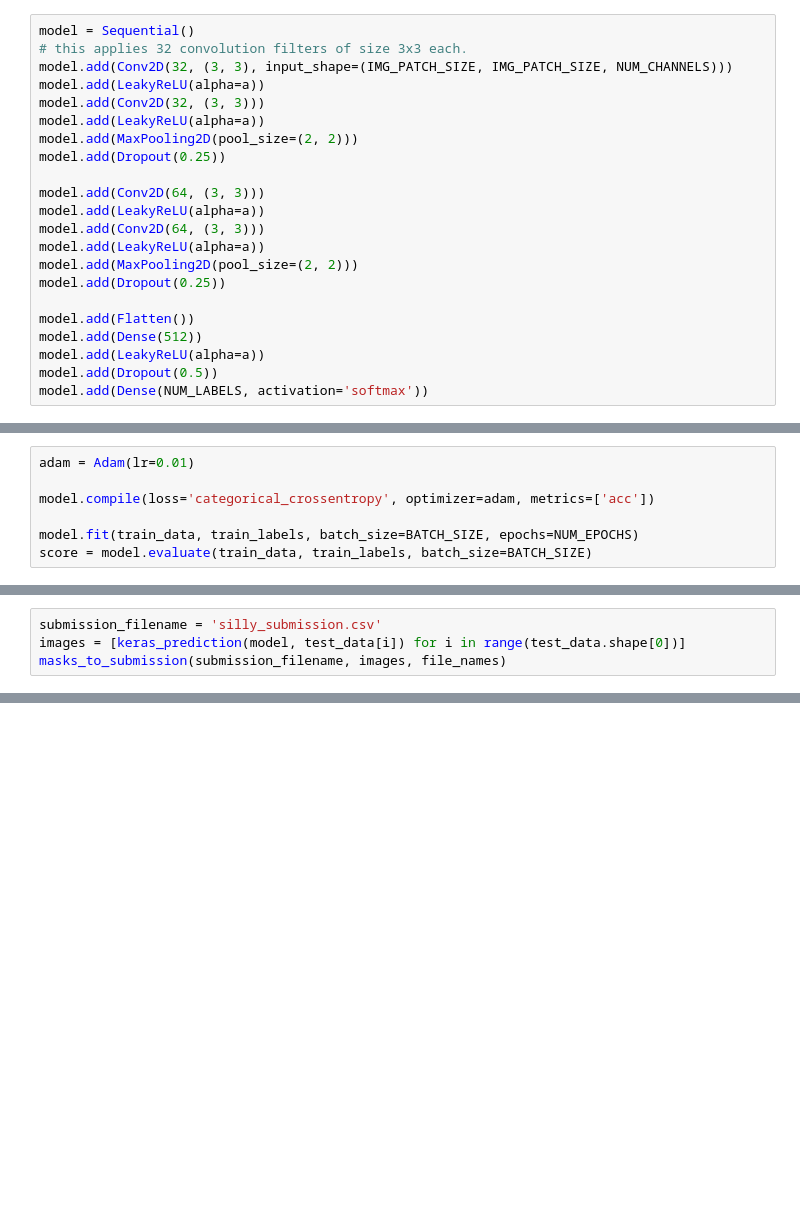
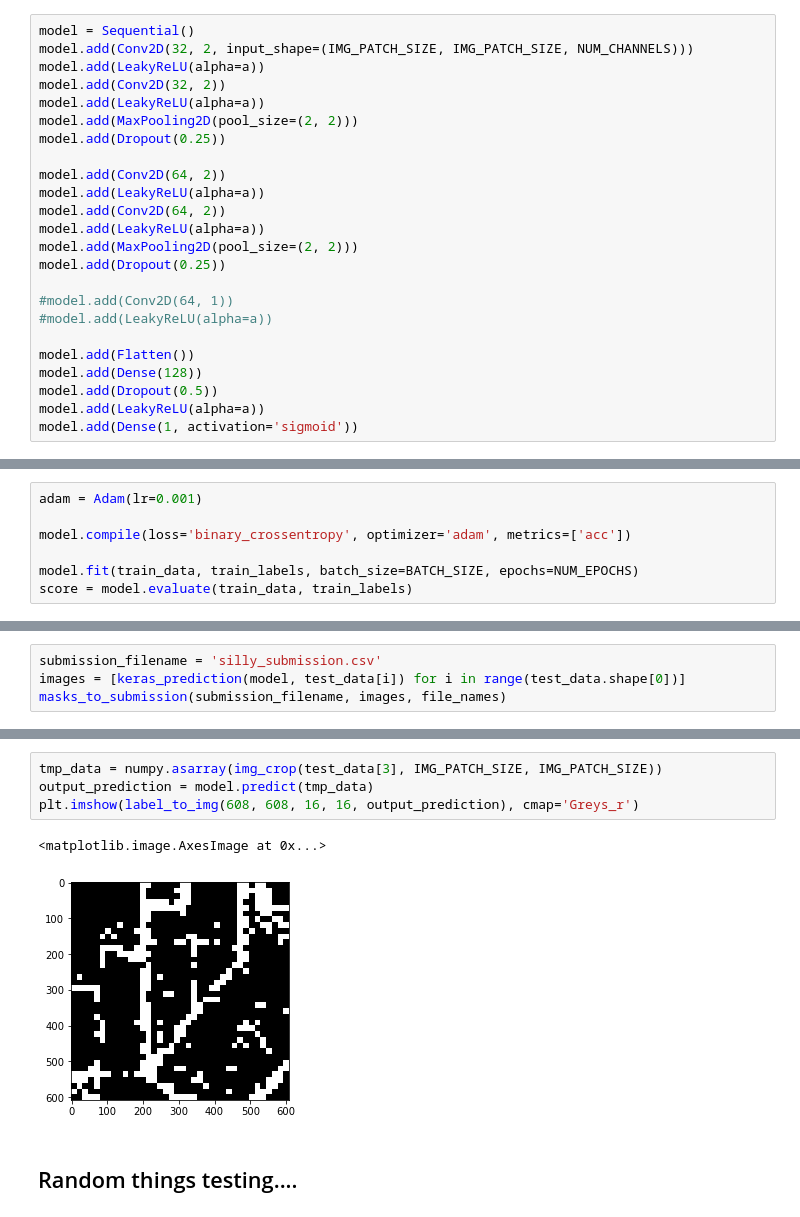
Before and after one commit to ntalabot/EPFML_Project2, a Jupyter notebook: Keras_pg.ipynb, the cells around one changed output, grey strips where cells are left out. Saved outputs shown, nothing was run; the diff lists cells and outputs as text; blank space fills up the shorter version.

```diff
--- a/Keras_pg.ipynb
+++ b/Keras_pg.ipynb
@@ -257,26 +294,28 @@ Right now it is taken from Keras tutorial
 Model architecture
 # %%
 model = Sequential()
-# this applies 32 convolution filters of size 3x3 each.
-model.add(Conv2D(32, (3, 3), input_shape=(IMG_PATCH_SIZE, IMG_PATCH_SIZE, NUM_CHANNELS)))
+model.add(Conv2D(32, 2, input_shape=(IMG_PATCH_SIZE, IMG_PATCH_SIZE, NUM_CHANNELS)))
 model.add(LeakyReLU(alpha=a))
-model.add(Conv2D(32, (3, 3)))
+model.add(Conv2D(32, 2))
 model.add(LeakyReLU(alpha=a))
 model.add(MaxPooling2D(pool_size=(2, 2)))
 model.add(Dropout(0.25))
 
-model.add(Conv2D(64, (3, 3)))
+model.add(Conv2D(64, 2))
 model.add(LeakyReLU(alpha=a))
-model.add(Conv2D(64, (3, 3)))
+model.add(Conv2D(64, 2))
 model.add(LeakyReLU(alpha=a))
 model.add(MaxPooling2D(pool_size=(2, 2)))
 model.add(Dropout(0.25))
 
+#model.add(Conv2D(64, 1))
+#model.add(LeakyReLU(alpha=a))
+
 model.add(Flatten())
-model.add(Dense(512))
+model.add(Dense(128))
+model.add(Dropout(0.5))
 model.add(LeakyReLU(alpha=a))
-model.add(Dropout(0.5))
-model.add(Dense(NUM_LABELS, activation='softmax'))
+model.add(Dense(1, activation='sigmoid'))
 # %%
 for layer in model.layers:
     print(layer.input_shape,layer.output_shape )
@@ -301,10 +340,10 @@ for layer in model.layers:
 # %% [markdown]
 Optimization
 # %%
-adam = Adam(lr=0.01)
+adam = Adam(lr=0.001)
 
-model.compile(loss='categorical_crossentropy', optimizer=adam, metrics=['acc'])
+model.compile(loss='binary_crossentropy', optimizer='adam', metrics=['acc'])
 
 model.fit(train_data, train_labels, batch_size=BATCH_SIZE, epochs=NUM_EPOCHS)
-score = model.evaluate(train_data, train_labels, batch_size=BATCH_SIZE)
+score = model.evaluate(train_data, train_labels)
 # %% [output]
@@ -395,0 +451,9 @@ masks_to_submission(submission_filename, images, file_names)
+# %%
+tmp_data = numpy.asarray(img_crop(test_data[3], IMG_PATCH_SIZE, IMG_PATCH_SIZE))
+output_prediction = model.predict(tmp_data)
+plt.imshow(label_to_img(608, 608, 16, 16, output_prediction), cmap='Greys_r')
+# %% [output]
+<matplotlib.image.AxesImage at 0x...>
+[figure, added]
+# %% [markdown]
+## Random things testing....
```
Also changed, not shown: parts of 23 cells of this notebook.
